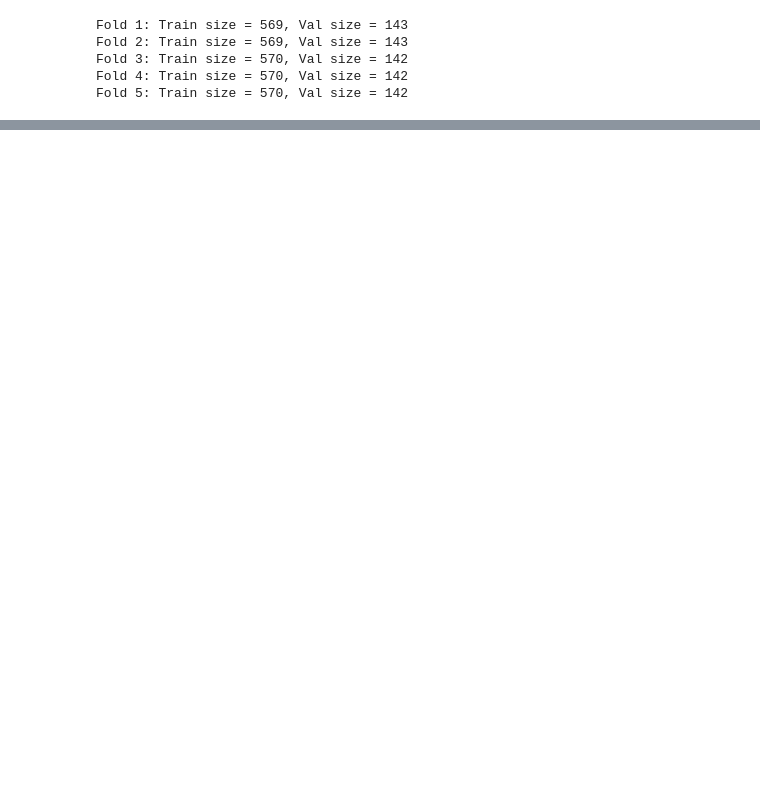
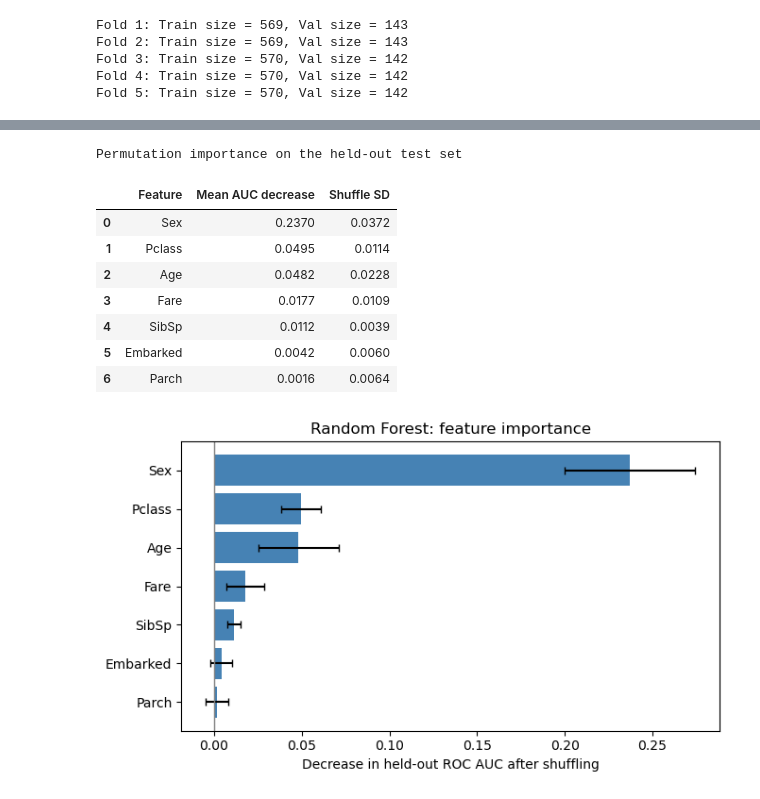
Before and after one commit to NathanWHamilton/titanic, a Jupyter notebook: Data_Analysis.ipynb, the cells around one changed output, grey strips where cells are left out. Drawn from its saved outputs; the diff is of its cells as text; code cells hidden in the pictures; blank space fills up the shorter version.

```diff
--- a/Data_Analysis.ipynb
+++ b/Data_Analysis.ipynb
@@ -41,0 +367,41 @@ Fold 5: Train size = 570, Val size = 142
+# %%
+# Shuffle one original feature at a time, before one-hot encoding.
+# This gives one importance value per original variable, including Embarked.
+# Test-set importance is for interpretation only: do not use it to retune
+# the model, drop features, or choose a prediction threshold on this test set.
+rf_permutation = permutation_importance(
+    rf_best_model, X_rf_test, y_rf_test,
+    scoring=rf_vote_auc, n_repeats=20, random_state=RSEED, n_jobs=2,
+)
+rf_importance = pd.DataFrame({
+    "Feature": rf_features,
+    "Mean AUC decrease": rf_permutation.importances_mean,
+    "Shuffle SD": rf_permutation.importances_std,
+}).sort_values("Mean AUC decrease", ascending=False).reset_index(drop=True)
+print("\nPermutation importance on the held-out test set")
+display(rf_importance.round(4))
+
+rf_importance_plot = rf_importance.sort_values("Mean AUC decrease")
+rf_importance_fig, rf_importance_ax = plt.subplots(figsize=(6.8, 4))
+rf_importance_ax.barh(
+    rf_importance_plot["Feature"], rf_importance_plot["Mean AUC decrease"],
+    xerr=rf_importance_plot["Shuffle SD"], color="steelblue", capsize=3,
+)
+rf_importance_ax.axvline(0, color="gray", linewidth=1)
+rf_importance_ax.set(
+    xlabel="Decrease in held-out ROC AUC after shuffling",
+    title="Random Forest: feature importance",
+)
+rf_importance_fig.tight_layout()
+plt.show()
+# %% [output]
+Permutation importance on the held-out test set
+|  | Feature | Mean AUC decrease | Shuffle SD |
+| 0 | Sex | 0.2370 | 0.0372 |
+| 1 | Pclass | 0.0495 | 0.0114 |
+| 2 | Age | 0.0482 | 0.0228 |
+| 3 | Fare | 0.0177 | 0.0109 |
+| 4 | SibSp | 0.0112 | 0.0039 |
+| 5 | Embarked | 0.0042 | 0.0060 |
+| 6 | Parch | 0.0016 | 0.0064 |
+[figure, added]
```
Also changed, not shown: parts of 8 cells of this notebook.
